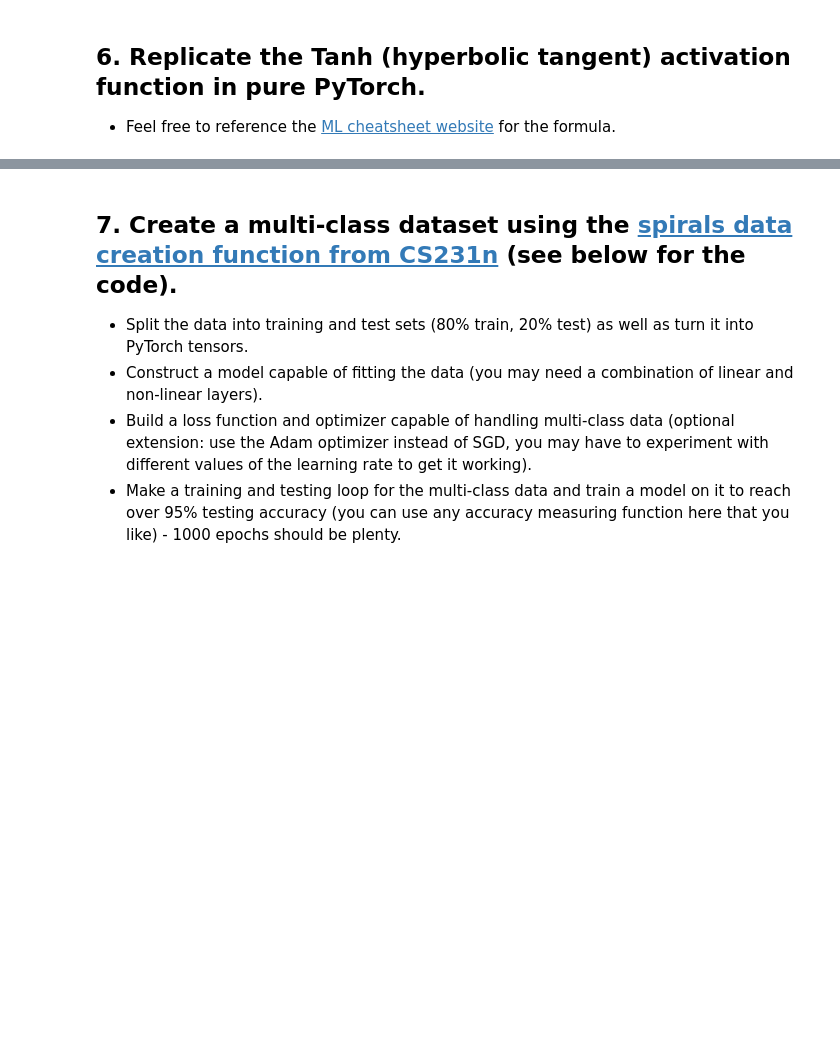
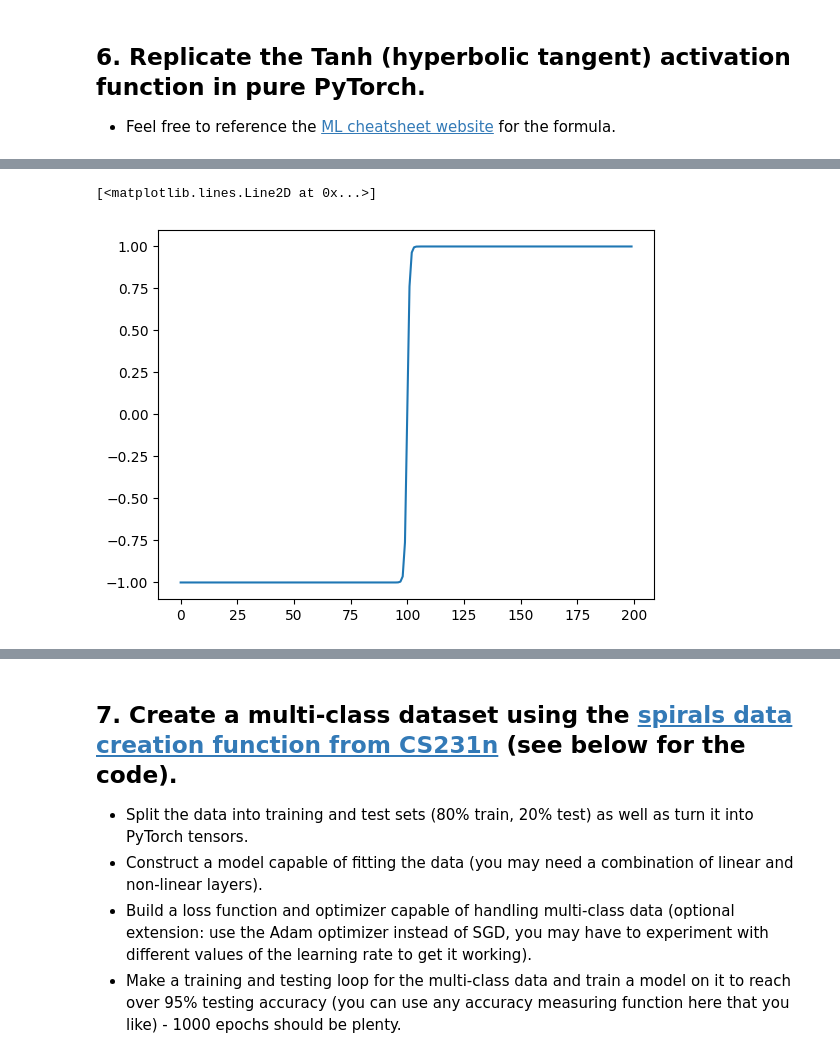
Before and after one commit to wangw-hub/pytorchProject, a Jupyter notebook: Zero to Mastery Learn PyTorch for Deep Learning/Exercise/02_pytorch_classification_exercises.ipynb, the cells around one changed output, grey strips where cells are left out. Saved outputs shown, nothing was run; the diff lists cells and outputs as text; code cells hidden in the pictures; blank space fills up the shorter version.

```diff
--- a/Zero to Mastery Learn PyTorch for Deep Learning/Exercise/02_pytorch_classification_exercises.ipynb
+++ b/Zero to Mastery Learn PyTorch for Deep Learning/Exercise/02_pytorch_classification_exercises.ipynb
@@ -351,2 +337,6 @@ plot_decision_boundary(model_0, X_test, y_test)
 # %%
 # Test torch.tanh() on the tensor and plot it
+plt.plot(torch.tanh(tensor_A))
+# %% [output]
+[<matplotlib.lines.Line2D at 0x...>]
+[figure, added]
```
Also changed, not shown: parts of 30 cells of this notebook, 11 other files.
